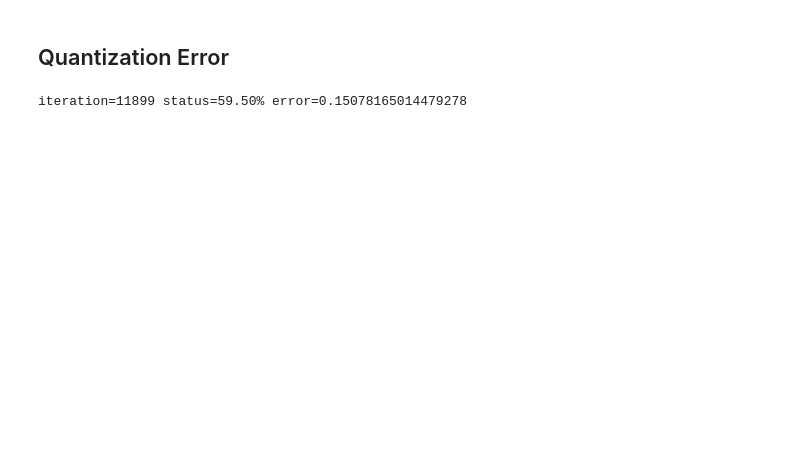
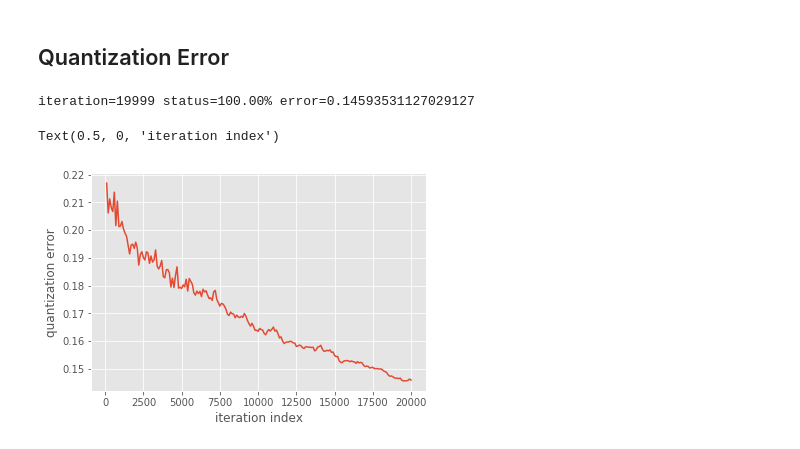
Before and after one commit to vatsalag99/northrop_cyber, a Jupyter notebook: SOM.ipynb, the cells around one changed output. Cells and saved outputs as stored; diff of their text form; code cells hidden in the pictures; blank space fills up the shorter version.

```diff
--- a/SOM.ipynb
+++ b/SOM.ipynb
@@ -130,32 +129,34 @@ plt.show()
 # %%
 import sys
 
-grid_x = 20
-grid_y = 20
-sigma = 4.1
-neighborhood_function='bubble'
+grid_x = 12
+grid_y = 12
+sigma = 1.0
+neighborhood_function='gaussian'
 
 som = MiniSom(grid_x, grid_y, 31, sigma, learning_rate=0.5,
-              neighborhood_function='bubble', random_seed=10)
-som.pca_weights_init(X)
-max_iter = 20000
+              neighborhood_function=neighborhood_function, random_seed=10)
+som.pca_weights_init(X_norm)
+max_iter = 20001
 q_error_pca_init = []
 iter_x = []
 for i in range(max_iter):
     percent = 100*(i+1)/max_iter
-    rand_i = np.random.randint(len(X))
-    som.update(X[rand_i], som.winner(X[rand_i]), i, max_iter)
+    rand_i = np.random.randint(len(X_norm))
+    som.update(X_norm[rand_i], som.winner(X_norm[rand_i]), i, max_iter)
     if (i+1) % 100 == 0:
-        error = som.quantization_error(X)
+        error = som.quantization_error(X_norm)
         q_error_pca_init.append(error)
         iter_x.append(i)
         sys.stdout.write(f'\riteration={i:2d} status={percent:0.2f}% error={error}')
 
 plt.plot(iter_x, q_error_pca_init)
 plt.ylabel('quantization error')
 plt.xlabel('iteration index')
 # %% [output]
-iteration=11899 status=59.50% error=0.15078165014479278
+iteration=19999 status=100.00% error=0.14593531127029127
+Text(0.5, 0, 'iteration index')
+[figure, added]
 # %%
 from pylab import bone, pcolor, colorbar, plot, show
 
```
Also changed, not shown: parts of 11 cells of this notebook, 7 other files.
